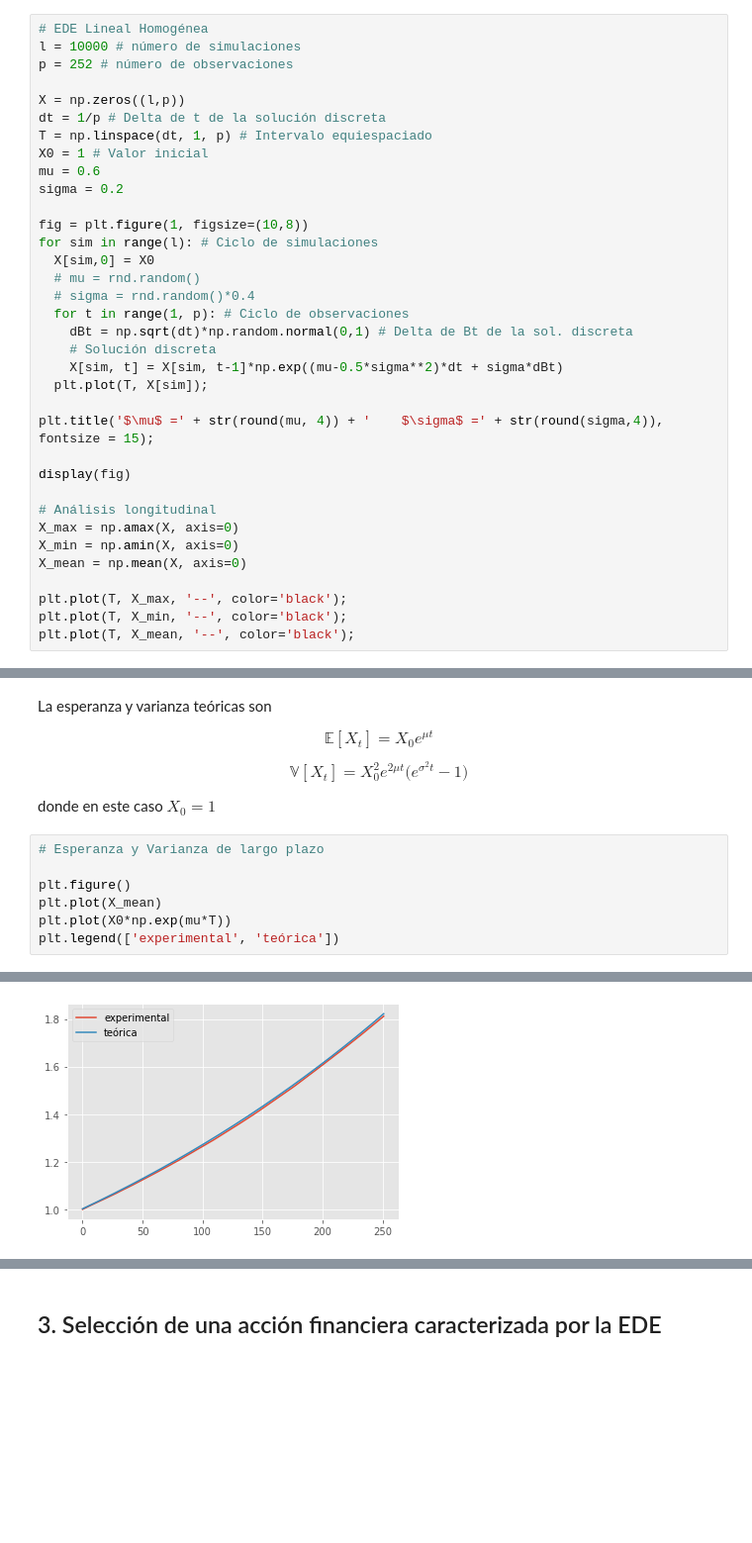
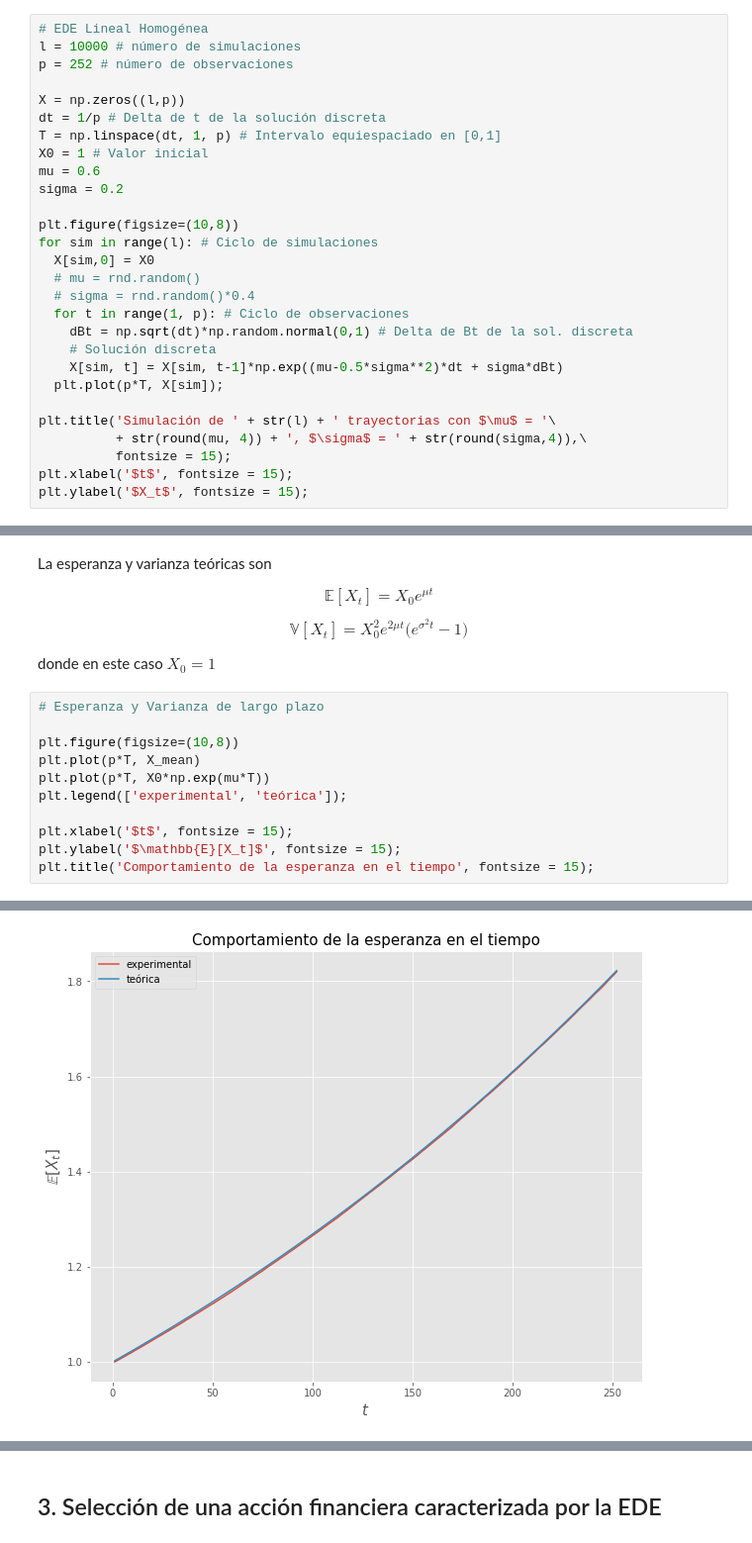
Before and after one commit to scardenol/proc_est2, a Jupyter notebook: edes.ipynb, the cells around one changed output, grey strips where cells are left out. Shown at 99% size. Drawn from its saved outputs; the diff is of its cells as text; blank space fills up the shorter version.

```diff
--- a/edes.ipynb
+++ b/edes.ipynb
@@ -68,12 +70,12 @@ p = 252 # número de observaciones
 
 X = np.zeros((l,p))
 dt = 1/p # Delta de t de la solución discreta
-T = np.linspace(dt, 1, p) # Intervalo equiespaciado
+T = np.linspace(dt, 1, p) # Intervalo equiespaciado en [0,1]
 X0 = 1 # Valor inicial
 mu = 0.6
 sigma = 0.2
 
-fig = plt.figure(1, figsize=(10,8))
+plt.figure(figsize=(10,8))
 for sim in range(l): # Ciclo de simulaciones
   X[sim,0] = X0
   # mu = rnd.random()
@@ -82,18 +84,11 @@ for sim in range(l): # Ciclo de simulaciones
     dBt = np.sqrt(dt)*np.random.normal(0,1) # Delta de Bt de la sol. discreta
     # Solución discreta
     X[sim, t] = X[sim, t-1]*np.exp((mu-0.5*sigma**2)*dt + sigma*dBt)
-  plt.plot(T, X[sim]);
+  plt.plot(p*T, X[sim]);
 
-plt.title('$\mu$ =' + str(round(mu, 4)) + '    $\sigma$ =' + str(round(sigma,4)), fontsize = 15);
-
-display(fig)
-
-# Análisis longitudinal
-X_max = np.amax(X, axis=0)
-X_min = np.amin(X, axis=0)
-X_mean = np.mean(X, axis=0)
-
-plt.plot(T, X_max, '--', color='black');
-plt.plot(T, X_min, '--', color='black');
-plt.plot(T, X_mean, '--', color='black');
+plt.title('Simulación de ' + str(l) + ' trayectorias con $\mu$ = '\
+          + str(round(mu, 4)) + ', $\sigma$ = ' + str(round(sigma,4)),\
+          fontsize = 15);
+plt.xlabel('$t$', fontsize = 15);
+plt.ylabel('$X_t$', fontsize = 15);
 # %% [output]
@@ -286,8 +288,12 @@ donde en este caso $X_0 = 1$
 # %%
 # Esperanza y Varianza de largo plazo
 
-plt.figure()
-plt.plot(X_mean)
-plt.plot(X0*np.exp(mu*T))
-plt.legend(['experimental', 'teórica'])
+plt.figure(figsize=(10,8))
+plt.plot(p*T, X_mean)
+plt.plot(p*T, X0*np.exp(mu*T))
+plt.legend(['experimental', 'teórica']);
+
+plt.xlabel('$t$', fontsize = 15);
+plt.ylabel('$\mathbb{E}[X_t]$', fontsize = 15);
+plt.title('Comportamiento de la esperanza en el tiempo', fontsize = 15);
 # %% [output]
@@ -295,3 +300,3 @@ plt.legend(['experimental', 'teórica'])
-[figure, old version]
+[figure, new version]
 # %%
 X_var = np.var(X, axis=0)
```
Also changed, not shown: parts of 27 cells of this notebook.
